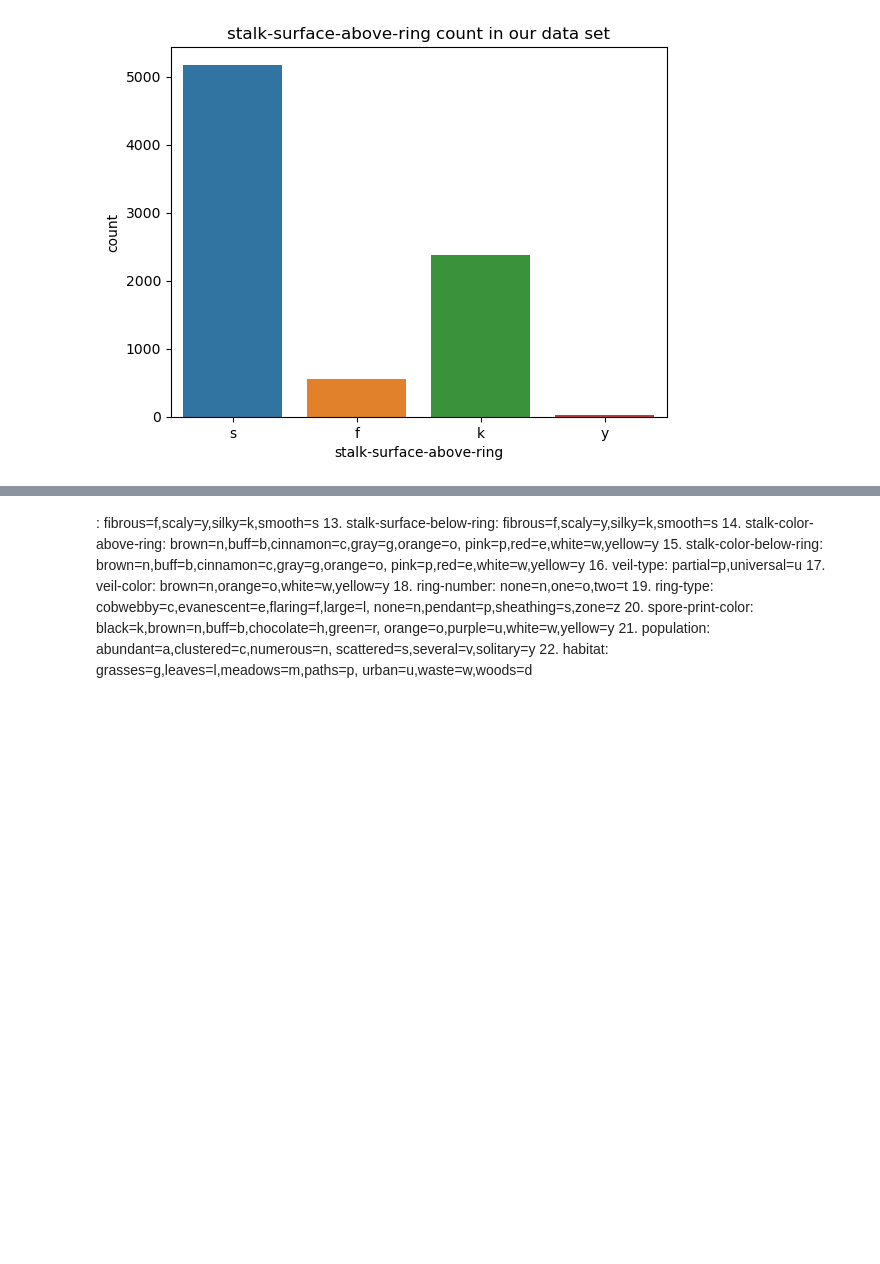
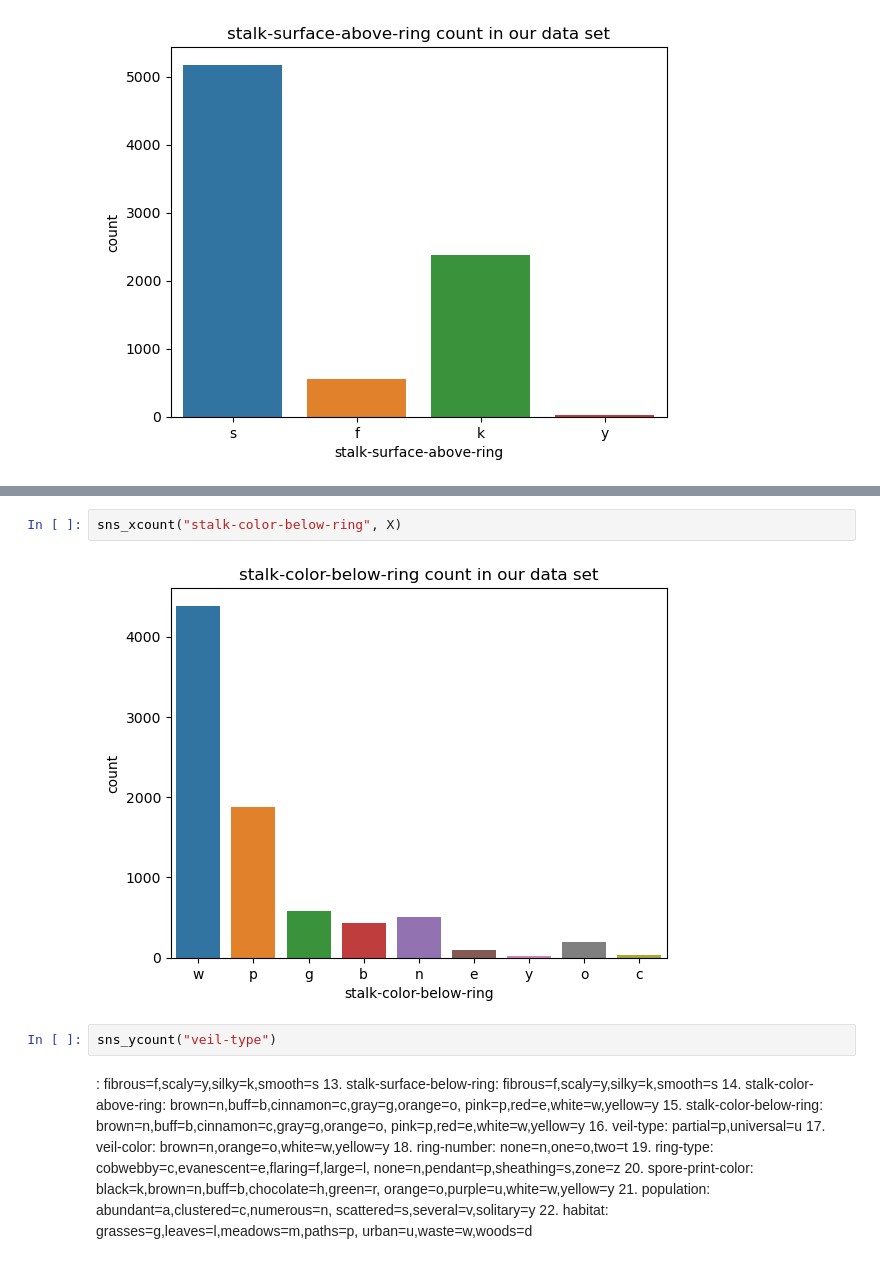
Before and after one commit to dev-ezzy/Big-Data, a Jupyter notebook: index.ipynb, the cells around one changed output, grey strips where cells are left out. Cells and saved outputs as stored; diff of their text form; blank space fills up the shorter version.

```diff
--- a/index.ipynb
+++ b/index.ipynb
@@ -407,3 +413,9 @@ sns_ycount("stalk-surface-below-ring")
+# %%
+sns_xcount("stalk-color-below-ring", X)
+# %% [output]
+[figure, added]
+# %%
+sns_ycount("veil-type")
 # %% [markdown]
 : fibrous=f,scaly=y,silky=k,smooth=s
     13. stalk-surface-below-ring: fibrous=f,scaly=y,silky=k,smooth=s
```
Also changed, not shown: parts of 2 cells of this notebook.
